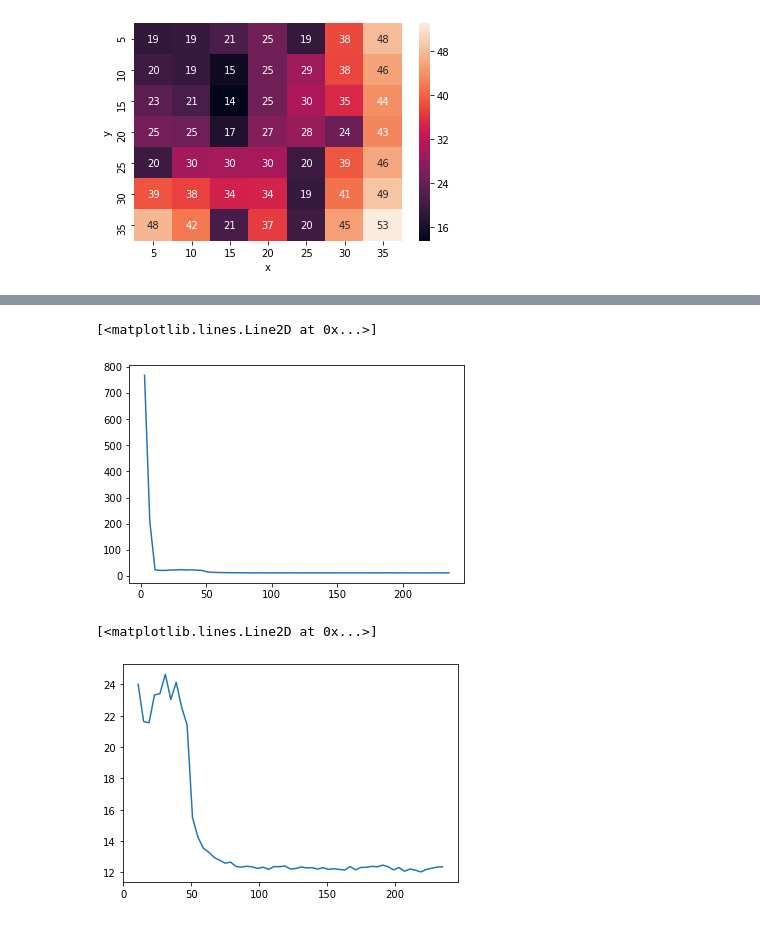
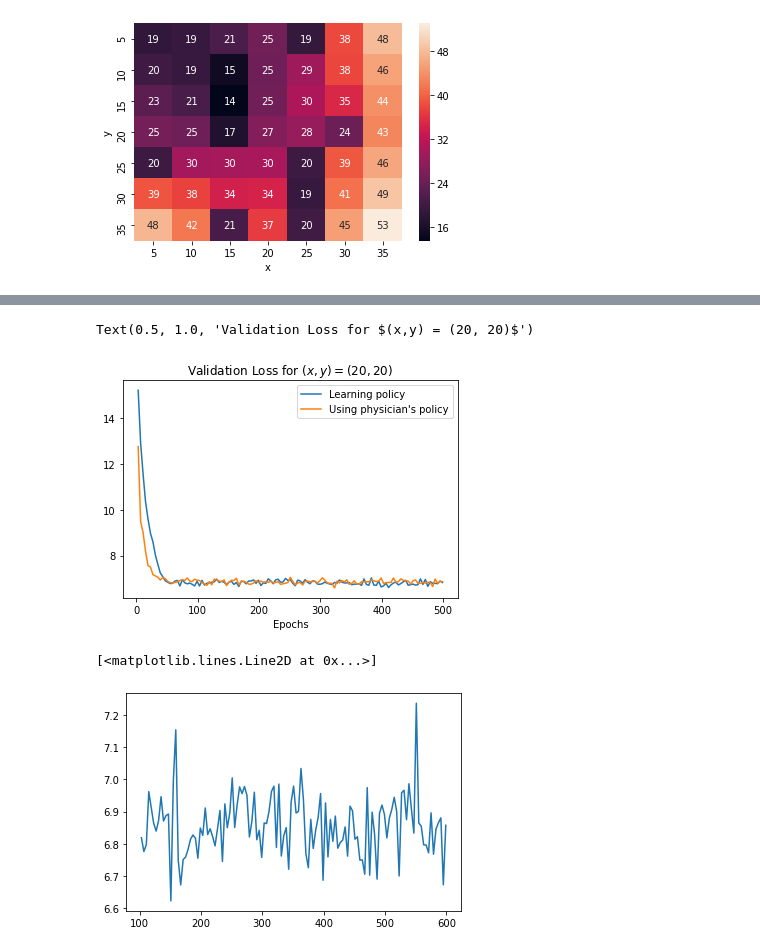
Before and after one commit to faaizT/CausalTwinAssessment, a Jupyter notebook: ELBO Analysis.ipynb, the cells around one changed output, grey strips where cells are left out. Drawn from its saved outputs; the diff is of its cells as text; code cells hidden in the pictures.

```diff
--- a/ELBO Analysis.ipynb
+++ b/ELBO Analysis.ipynb
@@ -42,13 +43,19 @@ plt.plot(valid_losses['Epochs'], valid_losses['Test Loss'])
 # %%
 import matplotlib.pyplot as plt
-valid_losses = pd.read_csv("/data/localhost/taufiq/simple-model-2/validation-loss-15-10.csv")
+valid_losses = pd.read_csv("/data/localhost/taufiq/model-wd-2/validation-loss-20-20.csv")
+valid_losses2 = pd.read_csv("/data/localhost/taufiq/model-ph-pol/validation-loss-20-20.csv")
+valid_losses2 = valid_losses2[valid_losses2['Epochs'] < 500]
 plt.plot(valid_losses['Epochs'], valid_losses['Test Loss'])
+plt.plot(valid_losses['Epochs'], valid_losses2['Test Loss'])
+plt.legend(['Learning policy', 'Using physician\'s policy'])
+plt.xlabel('Epochs')
+plt.title('Validation Loss for $(x,y) = (20, 20)$')
 # %% [output]
-[<matplotlib.lines.Line2D at 0x...>]
+Text(0.5, 1.0, 'Validation Loss for $(x,y) = (20, 20)$')
-[figure, old version]
+[figure, new version]
 # %%
-valid_losses = valid_losses[valid_losses['Epochs'] > 10]
+valid_losses = valid_losses[valid_losses['Epochs'] > 100]
 plt.plot(valid_losses['Epochs'], valid_losses['Test Loss'])
 # %% [output]
 [<matplotlib.lines.Line2D at 0x...>]
-[figure, old version]
+[figure, new version]
```
Also changed, not shown: parts of 5 cells of this notebook, 1 other file.
